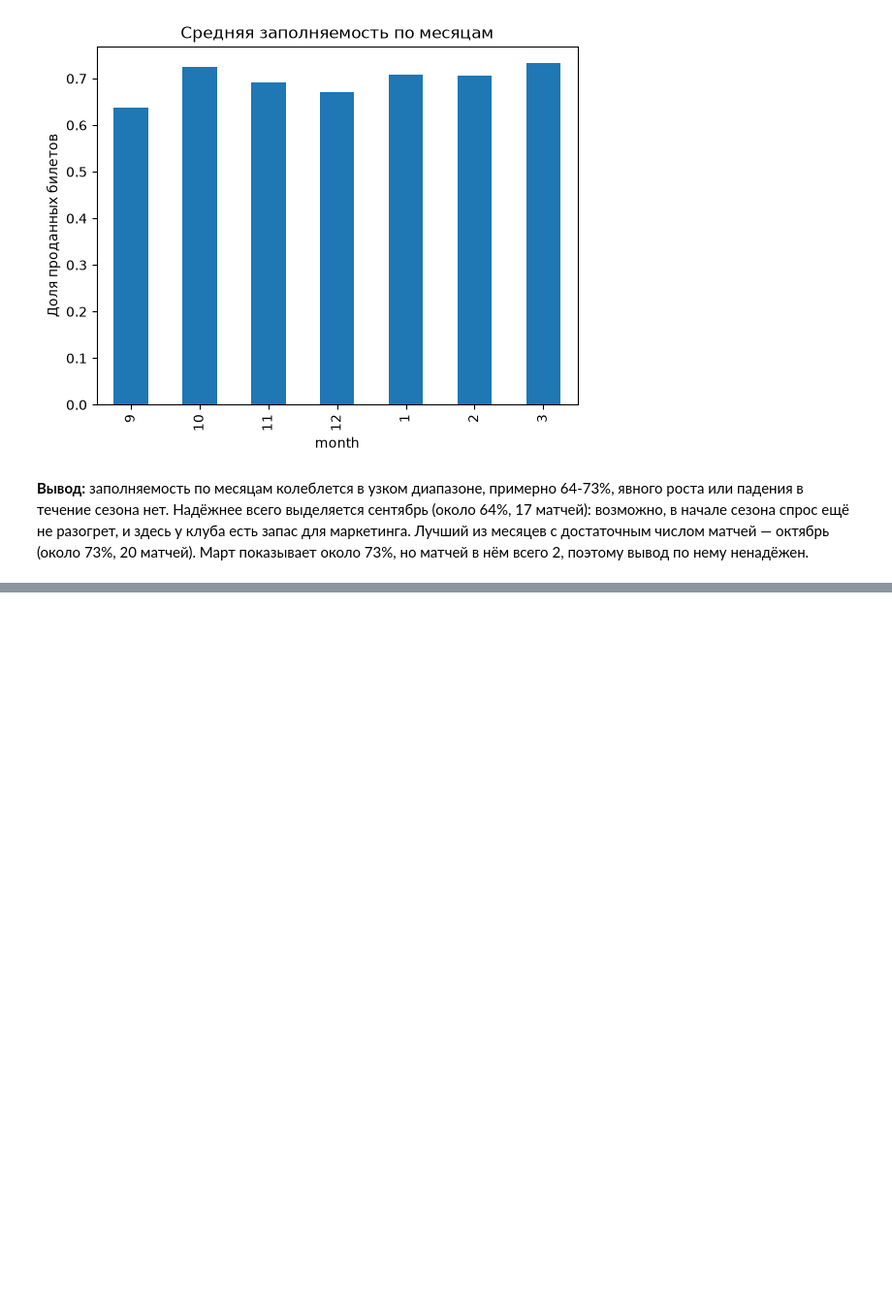
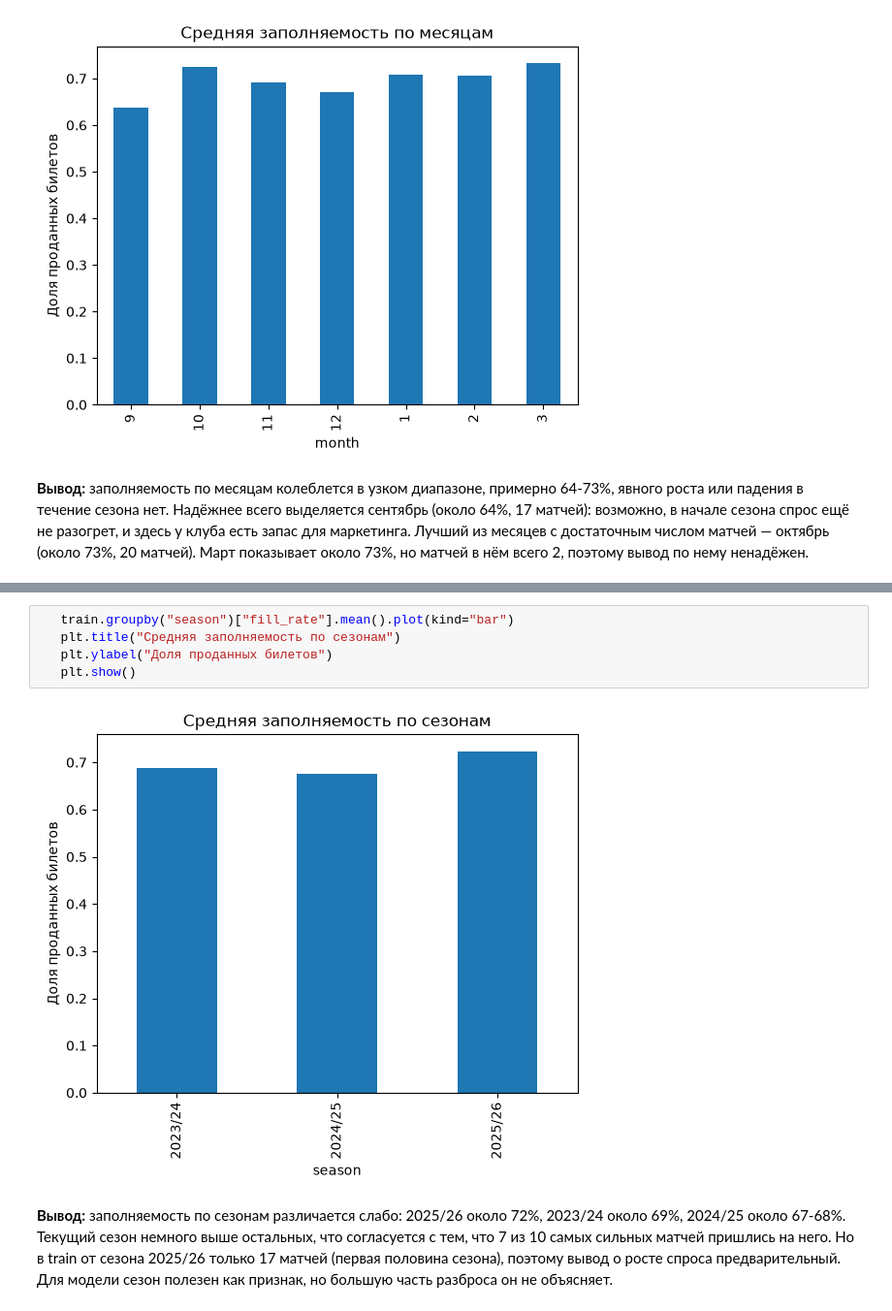
Before and after one commit to shertwg/datamatch-avangard, a Jupyter notebook: notebooks/01_eda.ipynb, the cells around one changed output, grey strips where cells are left out. Shown at 97% size. Saved outputs shown, nothing was run; the diff lists cells and outputs as text; blank space fills up the shorter version.

Commit message:
EDA: сезоны, выбросы, выводы

```diff
--- a/notebooks/01_eda.ipynb
+++ b/notebooks/01_eda.ipynb
@@ -114,0 +206,9 @@ plt.show()
+# %%
+   train.groupby("season")["fill_rate"].mean().plot(kind="bar")
+   plt.title("Средняя заполняемость по сезонам")
+   plt.ylabel("Доля проданных билетов")
+   plt.show()
+# %% [output]
+[figure, added]
+# %% [markdown]
+**Вывод:** заполняемость по сезонам различается слабо: 2025/26 около 72%, 2023/24 около 69%, 2024/25 около 67-68%. Текущий сезон немного выше остальных, что согласуется с тем, что 7 из 10 самых сильных матчей пришлись на него. Но в train от сезона 2025/26 только 17 матчей (первая половина сезона), поэтому вывод о росте спроса предварительный. Для модели сезон полезен как признак, но большую часть разброса он не объясняет.
```
Also changed, not shown: parts of 10 cells of this notebook.
